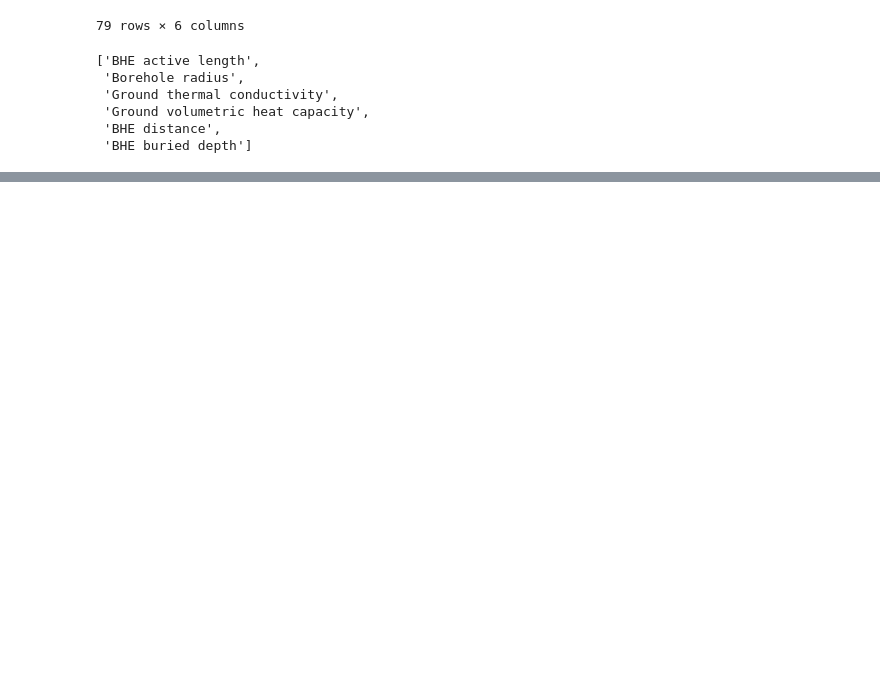
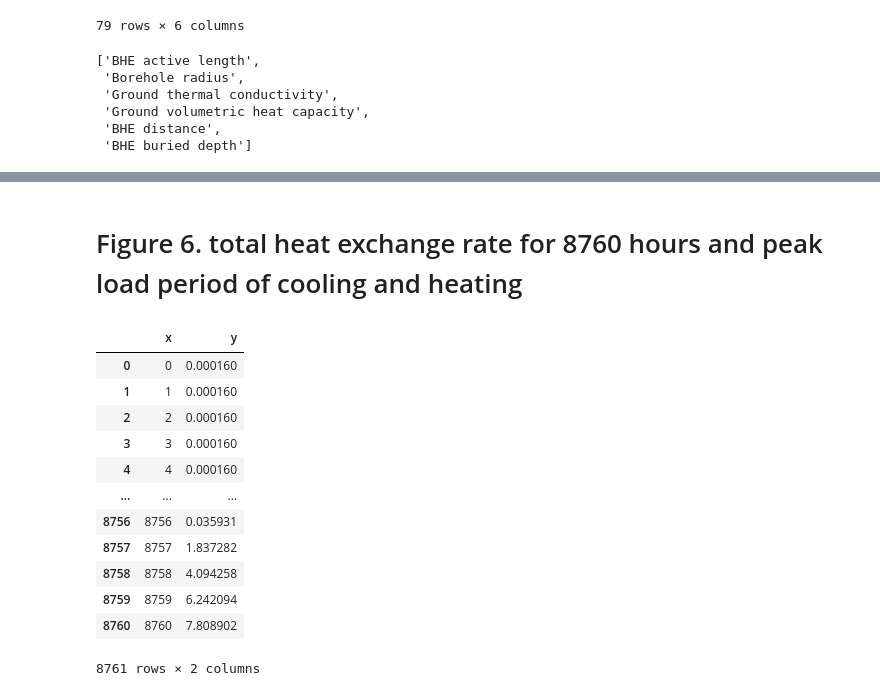
Before and after one commit to dartwork-repo/dartwork-mpl, a Jupyter notebook: paper_example/paper_notebook.ipynb, the cells around one changed output, grey strips where cells are left out. Drawn from its saved outputs; the diff is of its cells as text; code cells hidden in the pictures; blank space fills up the shorter version.

```diff
--- a/paper_example/paper_notebook.ipynb
+++ b/paper_example/paper_notebook.ipynb
@@ -619,3 +624,24 @@ dm.save_and_show(fig, size=800)
 [interactive output not drawn]
 # %%
 dm.save_formats(fig, './figure/Fig. 5 Transient variation of the first order sensitivity index of influential parameters on g-function')
+# %% [markdown]
+# Figure 6. total heat exchange rate for 8760 hours and peak load period of cooling and heating
+# %%
+df = pd.read_csv('./data/fig6/synthetic_load.csv')
+df['y'] /= 1e3
+
+df
+# %% [output]
+|  | x | y |
+| 0 | 0 | 0.000160 |
+| 1 | 1 | 0.000160 |
+| 2 | 2 | 0.000160 |
+| 3 | 3 | 0.000160 |
+| 4 | 4 | 0.000160 |
+| ... | ... | ... |
+| 8756 | 8756 | 0.035931 |
+| 8757 | 8757 | 1.837282 |
+| 8758 | 8758 | 4.094258 |
+| 8759 | 8759 | 6.242094 |
+| 8760 | 8760 | 7.808902 |
+8761 rows × 2 columns
```
Also changed, not shown: parts of 8 cells of this notebook.
